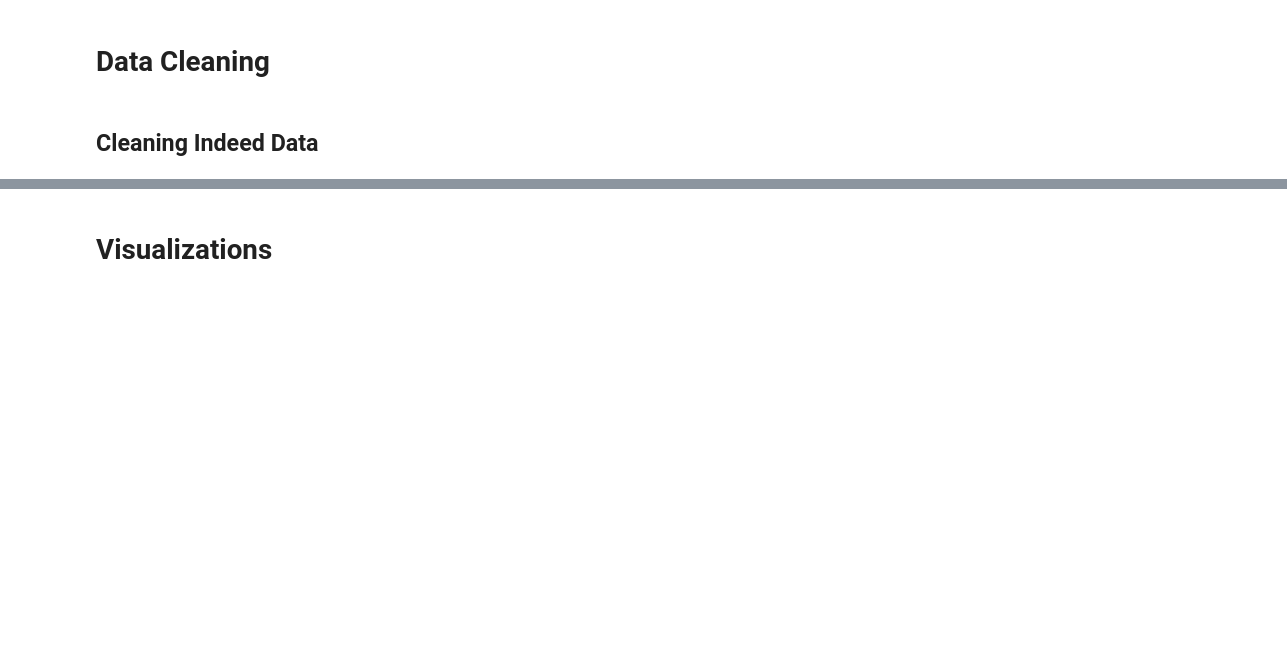
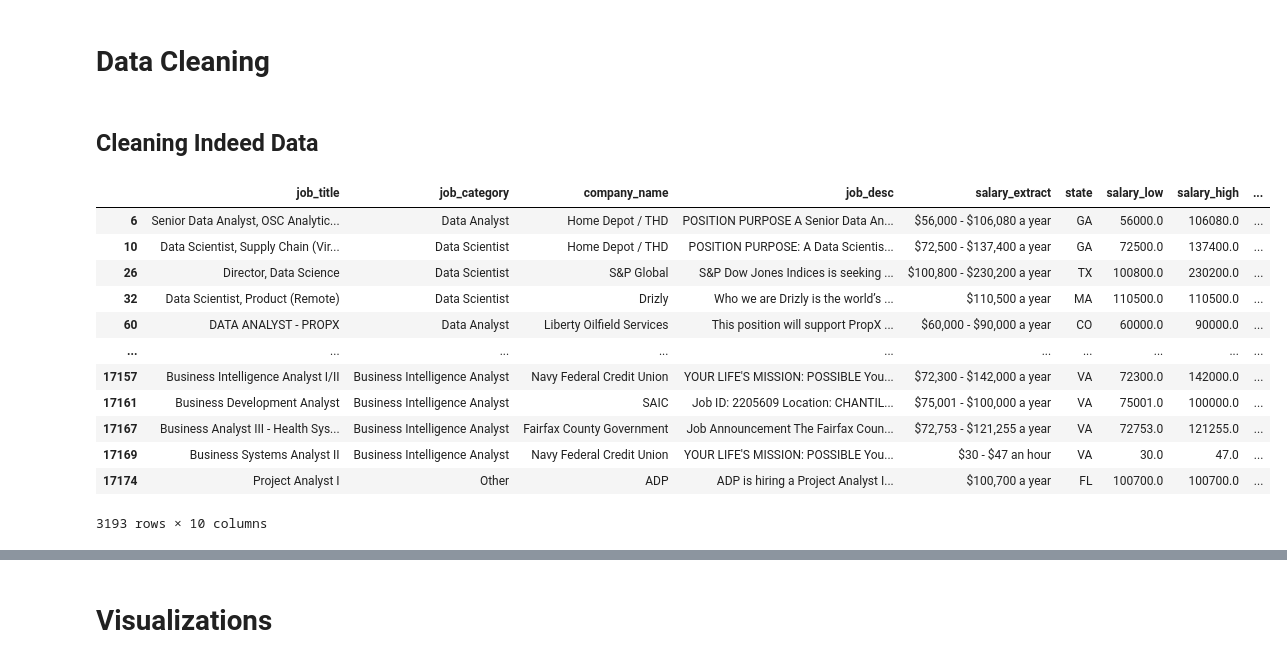
Before and after one commit to molieriAC/DSTools1_FinalProject, a Jupyter notebook: indeedFeatureExtraction.ipynb, the cells around one changed output, grey strips where cells are left out. Drawn from its saved outputs; the diff is of its cells as text; code cells hidden in the pictures; blank space fills up the shorter version.

Commit message:
added way to save down indeedFeatureExtraction to save down the csv

```diff
--- a/indeedFeatureExtraction.ipynb
+++ b/indeedFeatureExtraction.ipynb
@@ -169,4 +169,20 @@ def calc_salary(row):
     est_annual_salary = ((row['salary_low']+row['salary_high'])/2)*rate_change[pay_rate]
     return est_annual_salary
 indeed_df['est_annual_salary'] = indeed_df.loc[:,['salary_low','salary_high','pay_rate']].apply(calc_salary, axis=1)
+# %%
+indeed_df.loc[:,['job_title', 'job_category',  'company_name', 'job_desc', 'salary_extract', 'state', 'salary_low', 'salary_high', 'pay_rate', 'est_annual_salary']].to_csv('indeed_full.csv')
+# %% [output]
+|  | job_title | job_category | company_name | job_desc | salary_extract | state | salary_low | salary_high | ... |
+| 6 | Senior Data Analyst, OSC Analytic... | Data Analyst | Home Depot / THD | POSITION PURPOSE A Senior Data An... | $56,000 - $106,080 a year | GA | 56000.0 | 106080.0 | ... |
+| 10 | Data Scientist, Supply Chain (Vir... | Data Scientist | Home Depot / THD | POSITION PURPOSE: A Data Scientis... | $72,500 - $137,400 a year | GA | 72500.0 | 137400.0 | ... |
+| 26 | Director, Data Science | Data Scientist | S&P Global | S&P Dow Jones Indices is seeking ... | $100,800 - $230,200 a year | TX | 100800.0 | 230200.0 | ... |
+| 32 | Data Scientist, Product (Remote) | Data Scientist | Drizly | Who we are Drizly is the world’s ... | $110,500 a year | MA | 110500.0 | 110500.0 | ... |
+| 60 | DATA ANALYST - PROPX | Data Analyst | Liberty Oilfield Services | This position will support PropX ... | $60,000 - $90,000 a year | CO | 60000.0 | 90000.0 | ... |
+| ... | ... | ... | ... | ... | ... | ... | ... | ... | ... |
+| 17157 | Business Intelligence Analyst I/II | Business Intelligence Analyst | Navy Federal Credit Union | YOUR LIFE'S MISSION: POSSIBLE You... | $72,300 - $142,000 a year | VA | 72300.0 | 142000.0 | ... |
+| 17161 | Business Development Analyst | Business Intelligence Analyst | SAIC | Job ID: 2205609 Location: CHANTIL... | $75,001 - $100,000 a year | VA | 75001.0 | 100000.0 | ... |
+| 17167 | Business Analyst III - Health Sys... | Business Intelligence Analyst | Fairfax County Government | Job Announcement The Fairfax Coun... | $72,753 - $121,255 a year | VA | 72753.0 | 121255.0 | ... |
+| 17169 | Business Systems Analyst II | Business Intelligence Analyst | Navy Federal Credit Union | YOUR LIFE'S MISSION: POSSIBLE You... | $30 - $47 an hour | VA | 30.0 | 47.0 | ... |
+| 17174 | Project Analyst I | Other | ADP | ADP is hiring a Project Analyst I... | $100,700 a year | FL | 100700.0 | 100700.0 | ... |
+3193 rows × 10 columns
 # %%
```
Also changed, not shown: parts of 1 cell of this notebook, 1 other file.
